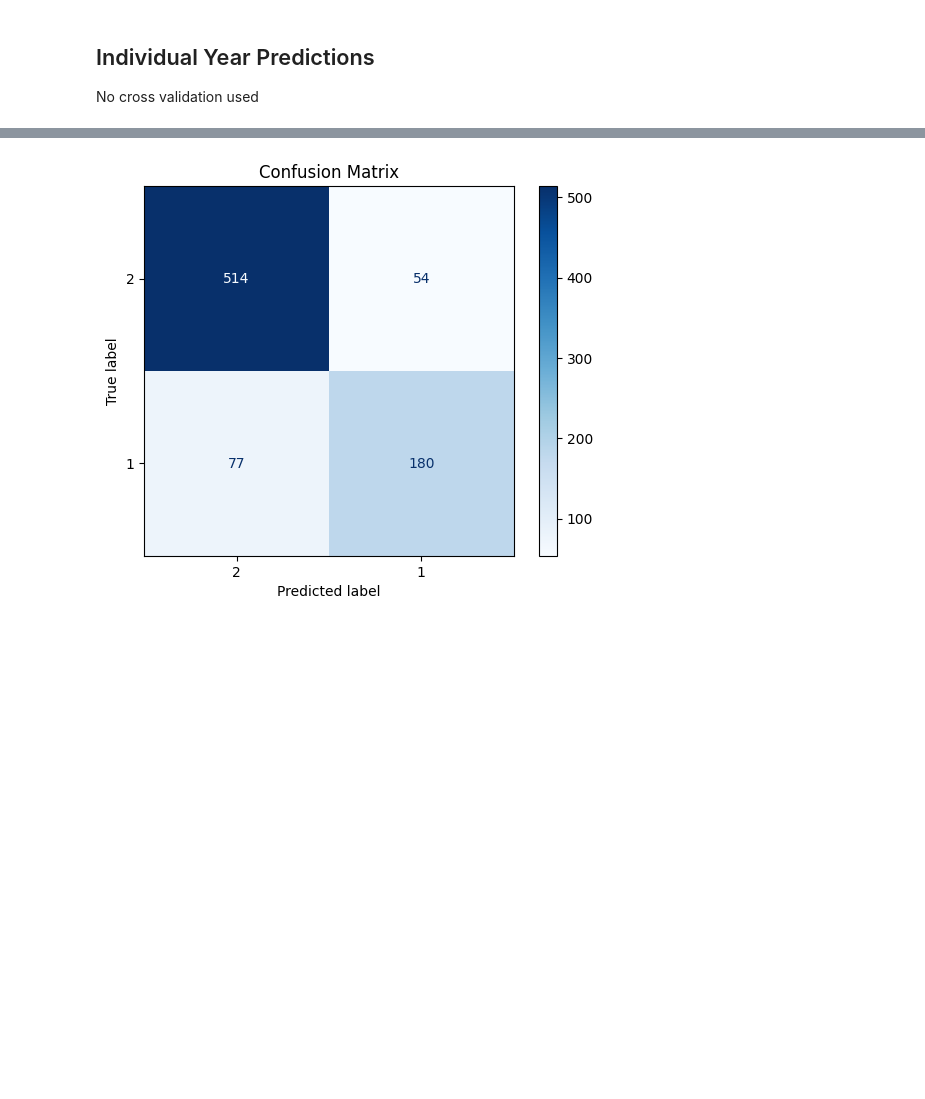
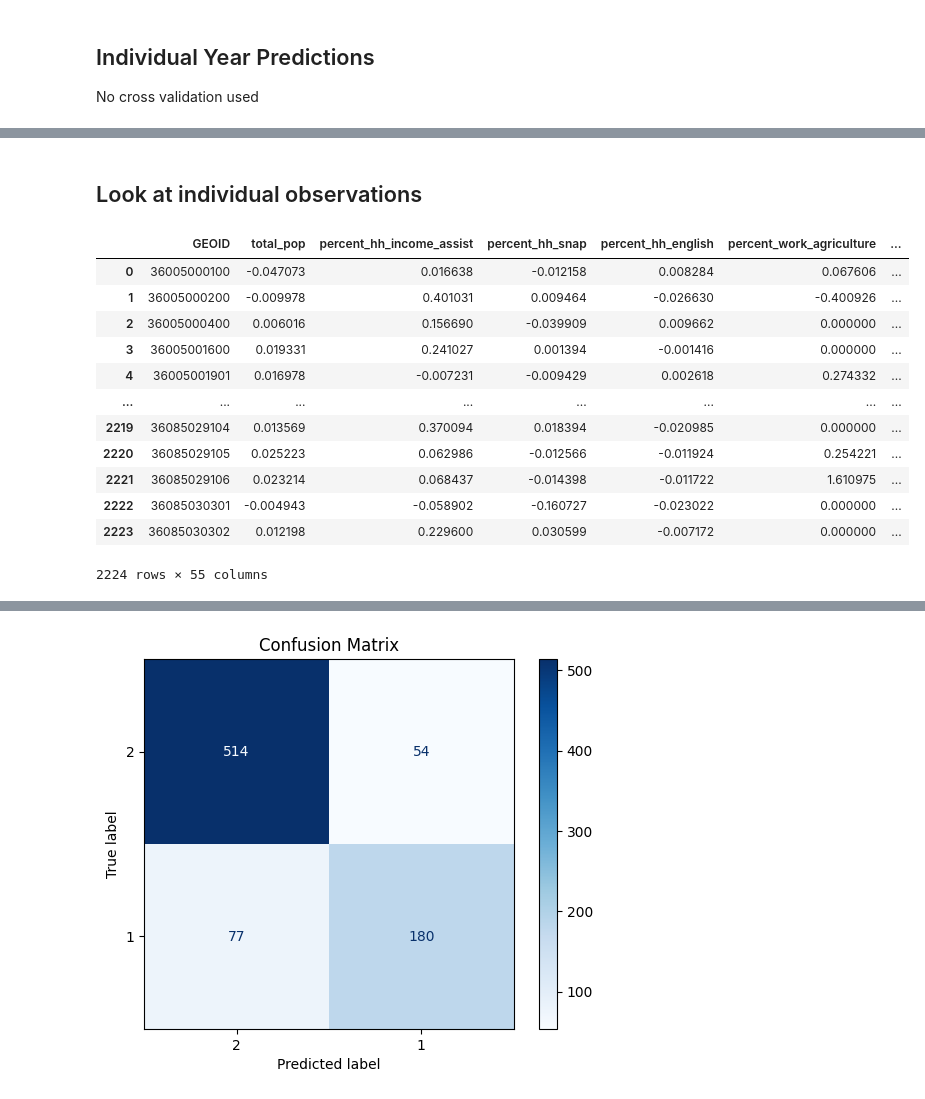
Before and after one commit to khyateed/forecasting-gentrification-nyc, a Jupyter notebook: modeling.ipynb, the cells around one changed output, grey strips where cells are left out. Drawn from its saved outputs; the diff is of its cells as text; code cells hidden in the pictures; blank space fills up the shorter version.

```diff
--- a/modeling.ipynb
+++ b/modeling.ipynb
@@ -212,0 +229,18 @@ Test Score: 0.8869715271786023
+# %% [markdown]
+## Look at individual observations
+# %%
+test_set_full.reset_index(drop=True, inplace=True)
+# %% [output]
+|  | GEOID | total_pop | percent_hh_income_assist | percent_hh_snap | percent_hh_english | percent_work_agriculture | ... |
+| 0 | 36005000100 | -0.047073 | 0.016638 | -0.012158 | 0.008284 | 0.067606 | ... |
+| 1 | 36005000200 | -0.009978 | 0.401031 | 0.009464 | -0.026630 | -0.400926 | ... |
+| 2 | 36005000400 | 0.006016 | 0.156690 | -0.039909 | 0.009662 | 0.000000 | ... |
+| 3 | 36005001600 | 0.019331 | 0.241027 | 0.001394 | -0.001416 | 0.000000 | ... |
+| 4 | 36005001901 | 0.016978 | -0.007231 | -0.009429 | 0.002618 | 0.274332 | ... |
+| ... | ... | ... | ... | ... | ... | ... | ... |
+| 2219 | 36085029104 | 0.013569 | 0.370094 | 0.018394 | -0.020985 | 0.000000 | ... |
+| 2220 | 36085029105 | 0.025223 | 0.062986 | -0.012566 | -0.011924 | 0.254221 | ... |
+| 2221 | 36085029106 | 0.023214 | 0.068437 | -0.014398 | -0.011722 | 1.610975 | ... |
+| 2222 | 36085030301 | -0.004943 | -0.058902 | -0.160727 | -0.023022 | 0.000000 | ... |
+| 2223 | 36085030302 | 0.012198 | 0.229600 | 0.030599 | -0.007172 | 0.000000 | ... |
+2224 rows × 55 columns
```
Also changed, not shown: parts of 11 cells of this notebook.
